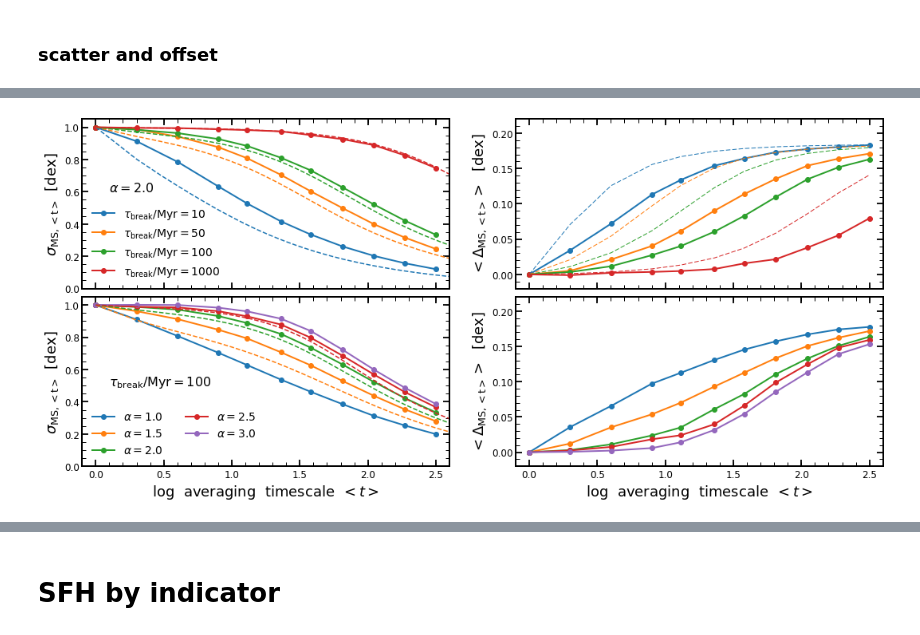
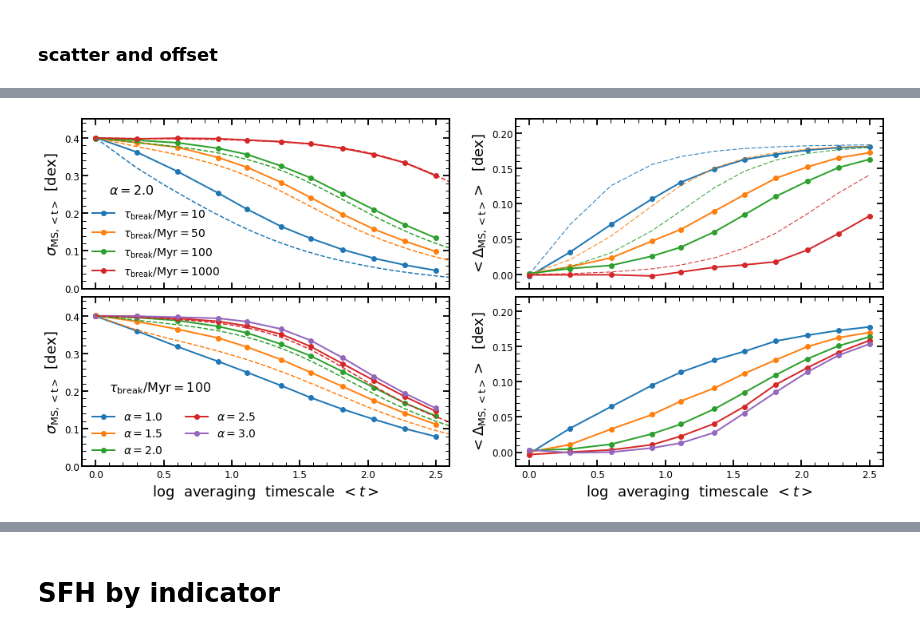
Before and after one commit to stacchella/variability_SFHs, a Jupyter notebook: notebooks/PSD_Analysis.ipynb, the cells around one changed output, grey strips where cells are left out. Drawn from its saved outputs; the diff is of its cells as text; code cells hidden in the pictures.

```diff
--- a/notebooks/PSD_Analysis.ipynb
+++ b/notebooks/PSD_Analysis.ipynb
@@ -706,15 +685,15 @@ get_median_analytical(1000,avg_timescale)
 # analytical derivation
 
 range_of_values = MS_Variability.get_scatter_MS(10,2)[:,0]
-scatter_MS10 = MS_Variability.get_scatter_MS(10,2)[:,1]
-scatter_MS50 = MS_Variability.get_scatter_MS(50,2)[:,1]
-scatter_MS100 = MS_Variability.get_scatter_MS(100,2)[:,1]
-scatter_MS1000 = MS_Variability.get_scatter_MS(1000,2)[:,1]
-scatter_MS1 = MS_Variability.get_scatter_MS(100,1.1)[:,1]
-scatter_MS15 = MS_Variability.get_scatter_MS(100,1.5)[:,1]
-scatter_MS2 = MS_Variability.get_scatter_MS(100,2)[:,1]
-scatter_MS25 = MS_Variability.get_scatter_MS(100,2.5)[:,1]
-scatter_MS29 = MS_Variability.get_scatter_MS(100,2.9)[:,1]
+scatter_MS10 = 0.4*MS_Variability.get_scatter_MS(10,2)[:,1]
+scatter_MS50 = 0.4*MS_Variability.get_scatter_MS(50,2)[:,1]
+scatter_MS100 = 0.4*MS_Variability.get_scatter_MS(100,2)[:,1]
+scatter_MS1000 = 0.4*MS_Variability.get_scatter_MS(1000,2)[:,1]
+scatter_MS1 = 0.4*MS_Variability.get_scatter_MS(100,1.1)[:,1]
+scatter_MS15 = 0.4*MS_Variability.get_scatter_MS(100,1.5)[:,1]
+scatter_MS2 = 0.4*MS_Variability.get_scatter_MS(100,2)[:,1]
+scatter_MS25 = 0.4*MS_Variability.get_scatter_MS(100,2.5)[:,1]
+scatter_MS29 = 0.4*MS_Variability.get_scatter_MS(100,2.9)[:,1]
 # %%
 # make figure that shows how scatter of MS changes with averaging timescale
 
@@ -730,10 +709,10 @@ ax1.plot(np.log10(range_of_values), scatter_MS50, ls='--', color='C1', label='__
 ax1.plot(np.log10(range_of_values), scatter_MS100, ls='--', color='C2', label='__no_legend__')
 ax1.plot(np.log10(range_of_values), scatter_MS1000, ls='--', color='C3', label='__no_legend__')
 
-ax1.text(0.1, 0.6, r'$\alpha=2.0$', fontsize=16)
+ax1.text(0.1, 0.25, r'$\alpha=2.0$', fontsize=16)
 
 ax1.set_xlim([-0.1, 2.6])
-ax1.set_ylim([0.0, 1.05])
+ax1.set_ylim([0.0, 0.45])
 ax1.set_xlabel('', fontsize=18)
 ax1.set_ylabel(r'$\sigma_{\rm MS,<t>}\/\/\/[\mathrm{dex}]$', fontsize=18)
 ax1.xaxis.set_ticklabels([])
@@ -751,21 +730,20 @@ ax2.plot(np.log10(range_of_values), scatter_MS15,color='C1',ls='--', label='__no
 ax2.plot(np.log10(range_of_values), scatter_MS2,color='C2',ls='--', label='__no_legend__')
 ax2.plot(np.log10(range_of_values), scatter_MS25,color='C3',ls='--', label='__no_legend__')
 
-ax2.text(0.1, 0.5, r'$\tau_{\rm break}/\mathrm{Myr}=100$', fontsize=16)
+ax2.text(0.1, 0.2, r'$\tau_{\rm break}/\mathrm{Myr}=100$', fontsize=16)
 
 ax2.set_xlim([-0.1, 2.6])
-ax2.set_ylim([0.0, 1.05])
+ax2.set_ylim([0.0, 0.45])
 ax2.set_xlabel(r'$\log\/\/\/\/\mathrm{averaging}\/\/\/\/\mathrm{timescale}\/\/\/<t>$', fontsize=18)
 ax2.set_ylabel(r'$\sigma_{\rm MS,<t>}\/\/\/[\mathrm{dex}]$', fontsize=18)
 ax2.legend(ncol=2, fontsize=14, frameon=False)
 
 ###
 
-
-ax3.plot(np.log10(avg_timescale), get_mean(2.0, 10.0, avg_timescale, num_random_samples), '-o', color='C0', lw=2, label=r'$\tau_{\rm break}/\mathrm{Myr}=10$')
-ax3.plot(np.log10(avg_timescale), get_mean(2.0, 50.0, avg_timescale, num_random_samples), '-o', color='C1', lw=2, label=r'$\tau_{\rm break}/\mathrm{Myr}=50$')
-ax3.plot(np.log10(avg_timescale), get_mean(2.0, 100.0, avg_timescale, num_random_samples), '-o', color='C2', lw=2, label=r'$\tau_{\rm break}/\mathrm{Myr}=100$')
-ax3.plot(np.log10(avg_timescale), get_mean(2.0, 1000.0, avg_timescale, num_random_samples), '-o', color='C3', lw=2, label=r'$\tau_{\rm break}/\mathrm{Myr}=1000$')
+ax3.plot(np.log10(avg_timescale), get_median(2.0, 10.0, avg_timescale, num_random_samples), '-o', color='C0', lw=2, label=r'$\tau_{\rm break}/\mathrm{Myr}=10$')
+ax3.plot(np.log10(avg_timescale), get_median(2.0, 50.0, avg_timescale, num_random_samples), '-o', color='C1', lw=2, label=r'$\tau_{\rm break}/\mathrm{Myr}=50$')
+ax3.plot(np.log10(avg_timescale), get_median(2.0, 100.0, avg_timescale, num_random_samples), '-o', color='C2', lw=2, label=r'$\tau_{\rm break}/\mathrm{Myr}=100$')
+ax3.plot(np.log10(avg_timescale), get_median(2.0, 1000.0, avg_timescale, num_random_samples), '-o', color='C3', lw=2, label=r'$\tau_{\rm break}/\mathrm{Myr}=1000$')
 
 ax3.plot(np.log10(avg_timescale), get_median_analytical(10, avg_timescale), '--', color='C0', lw=1)
 ax3.plot(np.log10(avg_timescale), get_median_analytical(50, avg_timescale), '--', color='C1', lw=1)
@@ -775,36 +753,36 @@ ax3.plot(np.log10(avg_timescale), get_median_analytical(1000, avg_timescale), '-
 
 #ax3.text(0.08, 0.45, r'$\alpha=2.0$', fontsize=16)
 
 ax3.set_xlim([-0.1, 2.6])
 ax3.set_ylim([-0.02, 0.22])
 ax3.set_xlabel('', fontsize=18)
 ax3.set_ylabel(r'$<\Delta_{\rm MS, <t>}>\/\/\/\/[\mathrm{dex}]$', fontsize=18)
 ax3.xaxis.set_ticklabels([])
 #ax3.legend(fontsize=14, frameon=False)
 
 ###
 
-ax4.plot(np.log10(avg_timescale), get_mean(1.0, 100.0, avg_timescale, num_random_samples), '-o', lw=2, label=r'$\alpha=1.0$')
-ax4.plot(np.log10(avg_timescale), get_mean(1.5, 100.0, avg_timescale, num_random_samples), '-o', lw=2, label=r'$\alpha=1.5$')
-ax4.plot(np.log10(avg_timescale), get_mean(2.0, 100.0, avg_timescale, num_random_samples), '-o', lw=2, label=r'$\alpha=2.0$')
-ax4.plot(np.log10(avg_timescale), get_mean(2.5, 100.0, avg_timescale, num_random_samples), '-o', lw=2, label=r'$\alpha=2.5$')
-ax4.plot(np.log10(avg_timescale), get_mean(3.0, 100.0, avg_timescale, num_random_samples), '-o', lw=2, label=r'$\alpha=3.0$')
+ax4.plot(np.log10(avg_timescale), get_median(1.0, 100.0, avg_timescale, num_random_samples), '-o', lw=2, label=r'$\alpha=1.0$')
+ax4.plot(np.log10(avg_timescale), get_median(1.5, 100.0, avg_timescale, num_random_samples), '-o', lw=2, label=r'$\alpha=1.5$')
+ax4.plot(np.log10(avg_timescale), get_median(2.0, 100.0, avg_timescale, num_random_samples), '-o', lw=2, label=r'$\alpha=2.0$')
+ax4.plot(np.log10(avg_timescale), get_median(2.5, 100.0, avg_timescale, num_random_samples), '-o', lw=2, label=r'$\alpha=2.5$')
+ax4.plot(np.log10(avg_timescale), get_median(3.0, 100.0, avg_timescale, num_random_samples), '-o', lw=2, label=r'$\alpha=3.0$')
 
 
 #ax4.text(0.08, 0.6, r'$\tau_{\rm break}/\mathrm{Myr}=100$', fontsize=16)
 
 ax4.set_xlim([-0.1, 2.6])
 ax4.set_ylim([-0.02, 0.22])
 ax4.set_xlabel(r'$\log\/\/\/\/\mathrm{averaging}\/\/\/\/\mathrm{timescale}\/\/\/<t>$', fontsize=18)
 ax4.set_ylabel(r'$<\Delta_{\rm MS, <t>}>\/\/\/\/[\mathrm{dex}]$', fontsize=18)
 #ax4.legend(ncol=2, fontsize=14, frameon=False)
 
 
 ###
 
 plt.subplots_adjust(hspace=0.05, wspace=0.18)
 
 plt.savefig(path_figures + 'scatter_offset_avgT.pdf', bbox_inches='tight')
 plt.show()
 # %% [output]
-[figure, old version]
+[figure, new version]
```
Also changed, not shown: parts of 29 cells of this notebook, 10 other files.
